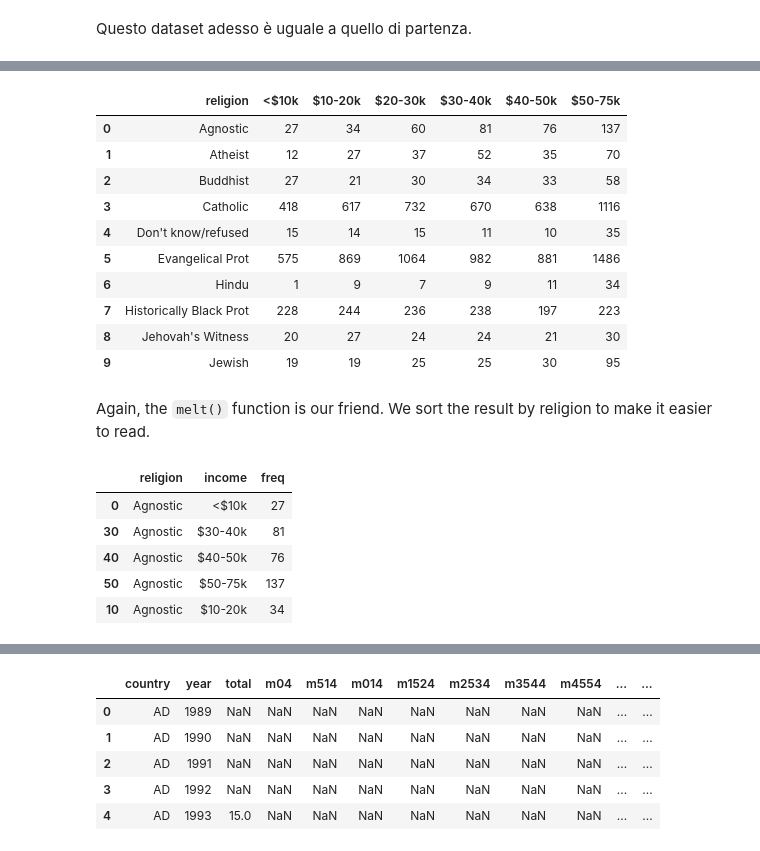
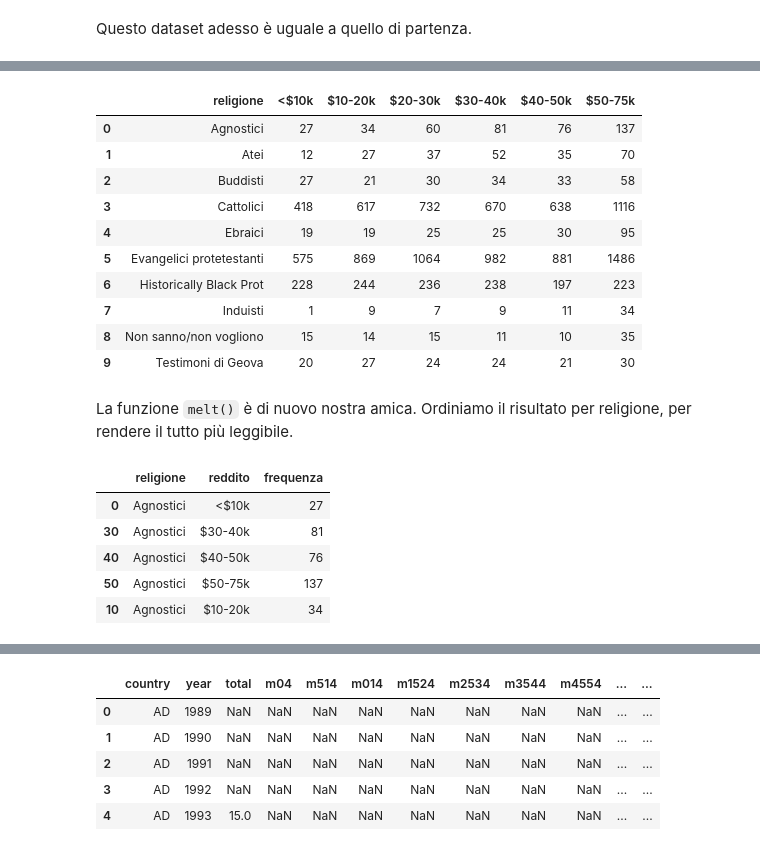
Before and after one commit to aborruso/Tidy-Data, a Jupyter notebook: Tidy-Data.ipynb, the cells around one changed output, grey strips where cells are left out. Cells and saved outputs as stored; diff of their text form; code cells hidden in the pictures.

```diff
--- a/Tidy-Data.ipynb
+++ b/Tidy-Data.ipynb
@@ -151,47 +153,47 @@ This is the first issue with messy data in Hadley's paper.  Let's first create t
 # %%
-messy = pd.DataFrame({'Agnostic' : [27, 34, 60, 81, 76, 137],
-                      'Atheist' : [12, 27, 37, 52, 35, 70],
-                      'Buddhist' : [27, 21, 30, 34, 33, 58],
-                      'Catholic' : [418, 617, 732, 670, 638, 1116],
-                      "Don't know/refused" : [15, 14, 15, 11, 10, 35],
-                      'Evangelical Prot' : [575, 869, 1064, 982, 881, 1486],
-                      'Hindu' : [1, 9, 7, 9, 11, 34],
+messy = pd.DataFrame({'Agnostici' : [27, 34, 60, 81, 76, 137],
+                      'Atei' : [12, 27, 37, 52, 35, 70],
+                      'Buddisti' : [27, 21, 30, 34, 33, 58],
+                      'Cattolici' : [418, 617, 732, 670, 638, 1116],
+                      "Non sanno/non vogliono" : [15, 14, 15, 11, 10, 35],
+                      'Evangelici protetestanti' : [575, 869, 1064, 982, 881, 1486],
+                      'Induisti' : [1, 9, 7, 9, 11, 34],
                       'Historically Black Prot' : [228, 244, 236, 238, 197, 223],
-                      "Jehovah's Witness" : [20, 27, 24, 24, 21, 30],
-                      'Jewish' : [19, 19, 25, 25, 30, 95],
+                      "Testimoni di Geova" : [20, 27, 24, 24, 21, 30],
+                      'Ebraici' : [19, 19, 25, 25, 30, 95],
                      })
 
 def transpose(df, columns):
     df = df.T.copy()
     df.reset_index(inplace=True)
     df.columns = columns
     return df
 
-messy = transpose(messy, ['religion', '<$10k', '$10-20k', '$20-30k', '$30-40k', '$40-50k', '$50-75k'])
+messy = transpose(messy, ['religione', '<$10k', '$10-20k', '$20-30k', '$30-40k', '$40-50k', '$50-75k'])
 
 messy
 # %% [output]
-|  | religion | <$10k | $10-20k | $20-30k | $30-40k | $40-50k | $50-75k |
-| 0 | Agnostic | 27 | 34 | 60 | 81 | 76 | 137 |
-| 1 | Atheist | 12 | 27 | 37 | 52 | 35 | 70 |
-| 2 | Buddhist | 27 | 21 | 30 | 34 | 33 | 58 |
-| 3 | Catholic | 418 | 617 | 732 | 670 | 638 | 1116 |
-| 4 | Don't know/refused | 15 | 14 | 15 | 11 | 10 | 35 |
-| 5 | Evangelical Prot | 575 | 869 | 1064 | 982 | 881 | 1486 |
-| 6 | Hindu | 1 | 9 | 7 | 9 | 11 | 34 |
-| 7 | Historically Black Prot | 228 | 244 | 236 | 238 | 197 | 223 |
-| 8 | Jehovah's Witness | 20 | 27 | 24 | 24 | 21 | 30 |
-| 9 | Jewish | 19 | 19 | 25 | 25 | 30 | 95 |
+|  | religione | <$10k | $10-20k | $20-30k | $30-40k | $40-50k | $50-75k |
+| 0 | Agnostici | 27 | 34 | 60 | 81 | 76 | 137 |
+| 1 | Atei | 12 | 27 | 37 | 52 | 35 | 70 |
+| 2 | Buddisti | 27 | 21 | 30 | 34 | 33 | 58 |
+| 3 | Cattolici | 418 | 617 | 732 | 670 | 638 | 1116 |
+| 4 | Ebraici | 19 | 19 | 25 | 25 | 30 | 95 |
+| 5 | Evangelici protetestanti | 575 | 869 | 1064 | 982 | 881 | 1486 |
+| 6 | Historically Black Prot | 228 | 244 | 236 | 238 | 197 | 223 |
+| 7 | Induisti | 1 | 9 | 7 | 9 | 11 | 34 |
+| 8 | Non sanno/non vogliono | 15 | 14 | 15 | 11 | 10 | 35 |
+| 9 | Testimoni di Geova | 20 | 27 | 24 | 24 | 21 | 30 |
-# %% [markdown]
-Again, the `melt()` function is our friend.  We sort the result by religion to make it easier to read.
+# %% [markdown]
+La funzione `melt()` è di nuovo nostra amica. Ordiniamo il risultato per religione, per rendere il tutto più leggibile.
 # %%
-tidy = pd.melt(messy, id_vars = ['religion'], var_name='income', value_name='freq')
-tidy.sort_values(by=['religion'], inplace=True)
+tidy = pd.melt(messy, id_vars = ['religione'], var_name='reddito', value_name='frequenza')
+tidy.sort_values(by=['religione'], inplace=True)
 tidy.head()
 # %% [output]
-|  | religion | income | freq |
-| 0 | Agnostic | <$10k | 27 |
-| 30 | Agnostic | $30-40k | 81 |
-| 40 | Agnostic | $40-50k | 76 |
-| 50 | Agnostic | $50-75k | 137 |
-| 10 | Agnostic | $10-20k | 34 |
+|  | religione | reddito | frequenza |
+| 0 | Agnostici | <$10k | 27 |
+| 30 | Agnostici | $30-40k | 81 |
+| 40 | Agnostici | $40-50k | 76 |
+| 50 | Agnostici | $50-75k | 137 |
+| 10 | Agnostici | $10-20k | 34 |
```
Also changed, not shown: parts of 25 cells of this notebook, 1 other file.
